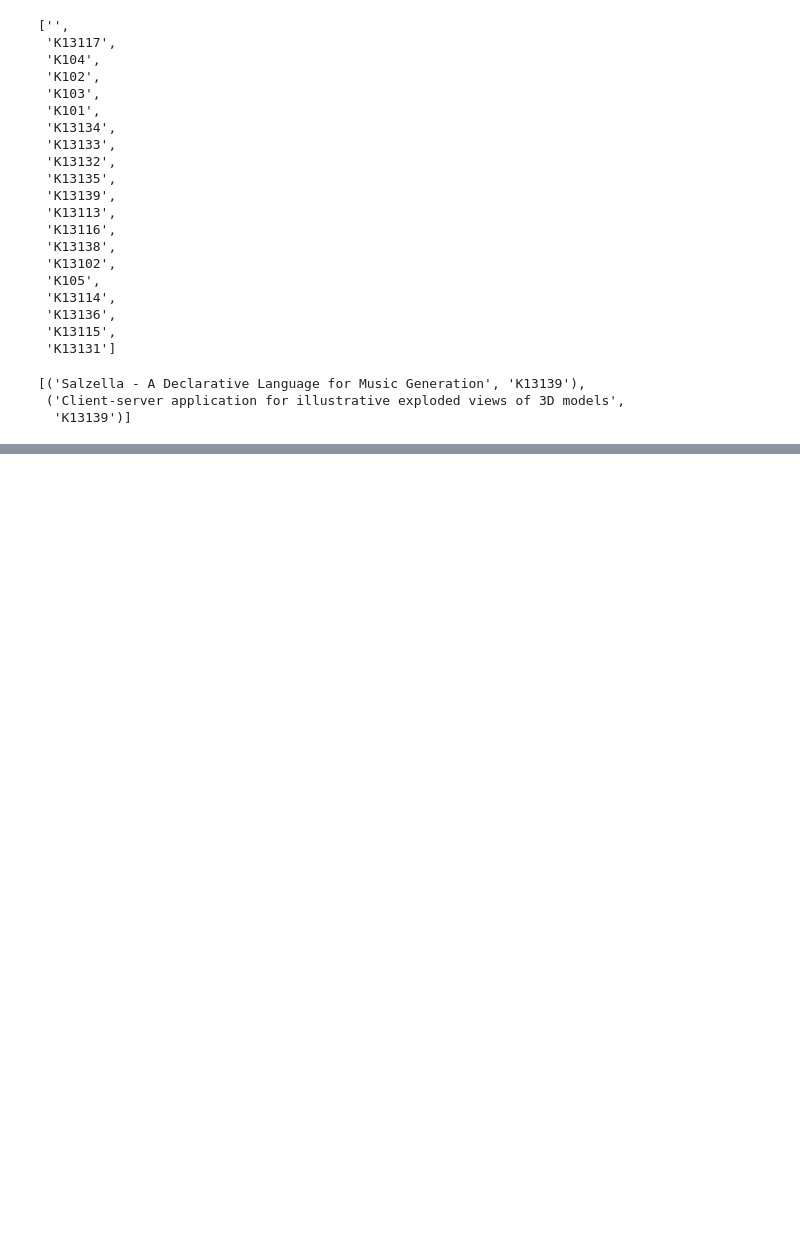
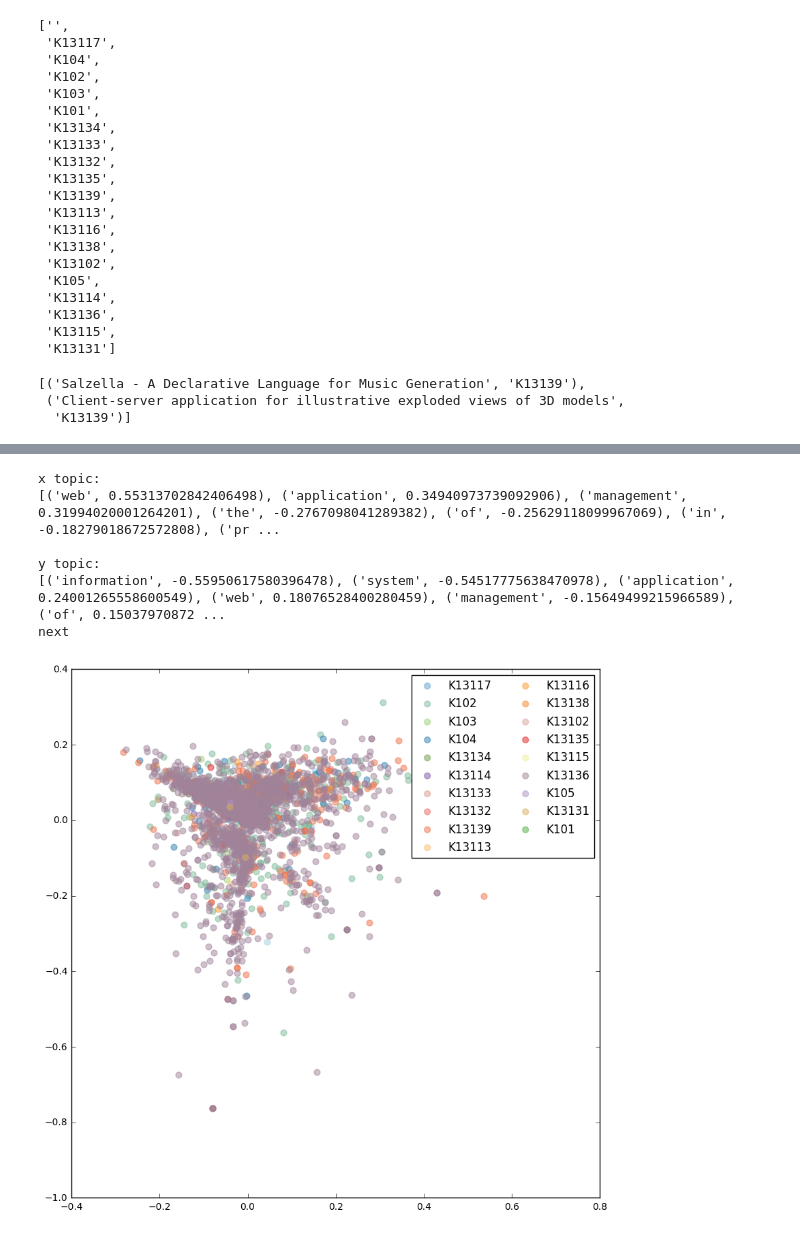
Before and after one commit to petrLorenc/Analysis-of-abstracts, a Jupyter notebook: lsi.ipynb, the cells around one changed output, grey strips where cells are left out. Saved outputs shown, nothing was run; the diff lists cells and outputs as text; code cells hidden in the pictures; blank space fills up the shorter version.

```diff
--- a/lsi.ipynb
+++ b/lsi.ipynb
@@ -217,0 +238,10 @@ next
+# %%
+plot_axes(x=2, y=1)
+# %% [output]
+x topic:
+[('web', 0.55313702842406498), ('application', 0.34940973739092906), ('management', 0.31994020001264201), ('the', -0.2767098041289382), ('of', -0.25629118099967069), ('in', -0.18279018672572808), ('pr ...
+
+y topic:
+[('information', -0.55950617580396478), ('system', -0.54517775638470978), ('application', 0.24001265558600549), ('web', 0.18076528400280459), ('management', -0.15649499215966589), ('of', 0.15037970872 ...
+next
+[figure, added]
```
Also changed, not shown: parts of 4 cells of this notebook.
